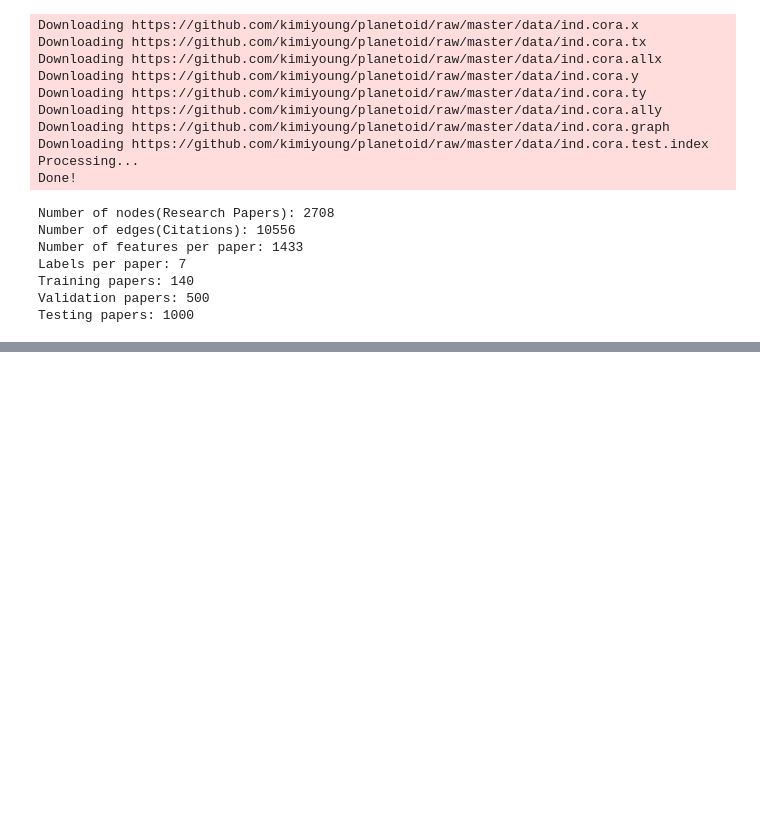
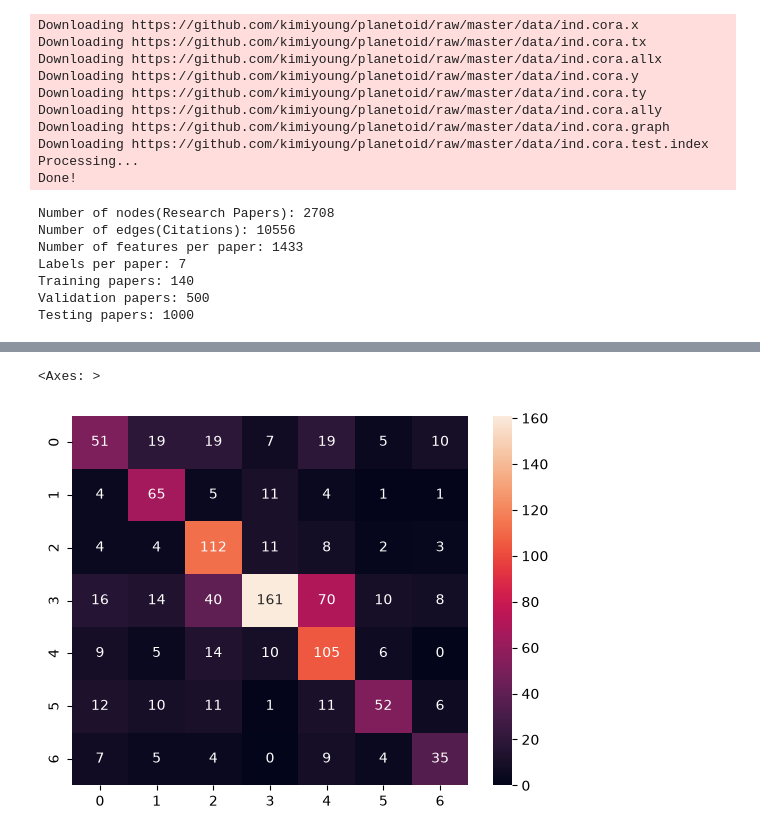
Before and after one commit to Anand-Mansabdar/Research-Topic-Classification-GNN-Project, a Jupyter notebook: notebook.ipynb, the cells around one changed output, grey strips where cells are left out. Drawn from its saved outputs; the diff is of its cells as text; code cells hidden in the pictures; blank space fills up the shorter version.

```diff
--- a/notebook.ipynb
+++ b/notebook.ipynb
@@ -42,0 +52,23 @@ Testing papers: 1000
+# %%
+X_binary = data.x.numpy()
+y = data.y.numpy()
+# %%
+from sklearn.feature_extraction.text import TfidfTransformer
+
+tfidf = TfidfTransformer()
+X_tfidf = tfidf.fit_transform(X_binary).toarray()
+X_baseline = X_tfidf
+
+train_idx = data.train_mask.numpy()
+val_idx = data.val_mask.numpy()
+test_idx = data.test_mask.numpy()
+
+
+X_train, y_train = X_baseline[train_idx], y[train_idx]
+X_test, y_test = X_baseline[test_idx], y[test_idx]
+# %%
+from sklearn.ensemble import RandomForestClassifier
+
+random_forest = RandomForestClassifier(n_estimators=100, max_features="sqrt", class_weight="balanced", random_state=42, n_jobs=-1)
+random_forest.fit(X_train, y_train)
+random_forest_pred = random_forest.predict(X_test)
@@ -42,0 +87,5 @@ Testing papers: 1000
+# %%
+sns.heatmap(confusion_matrix(y_test, random_forest_pred), annot=True, fmt="d")
+# %% [output]
+<Axes: >
+[figure, added]
```
Also changed, not shown: parts of 2 cells of this notebook.
